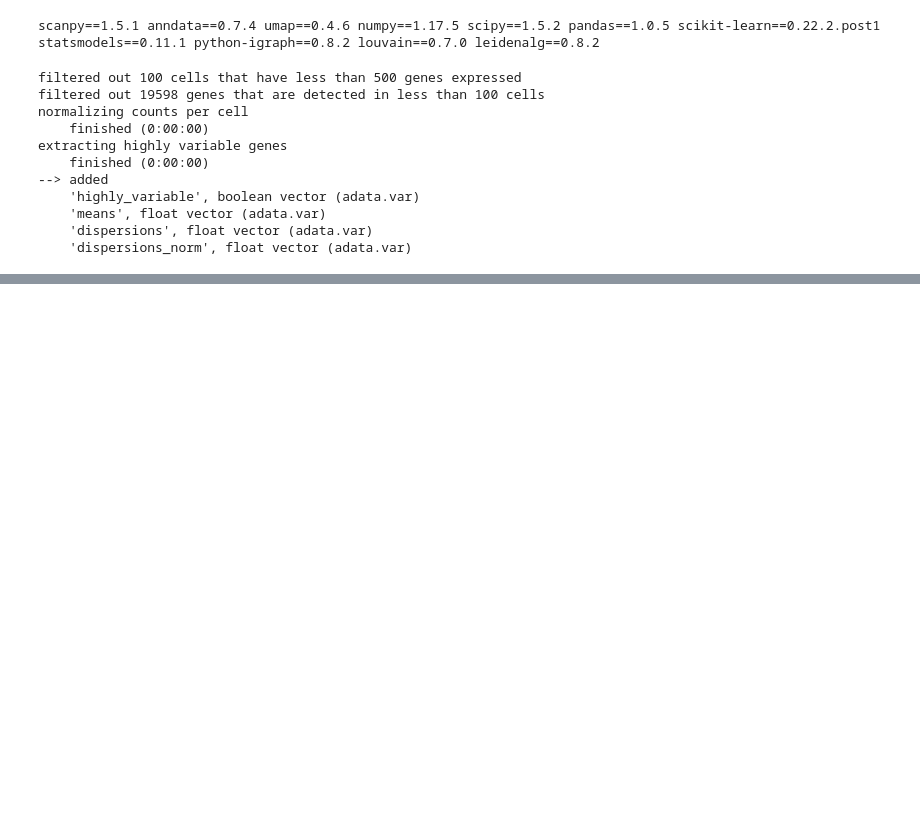
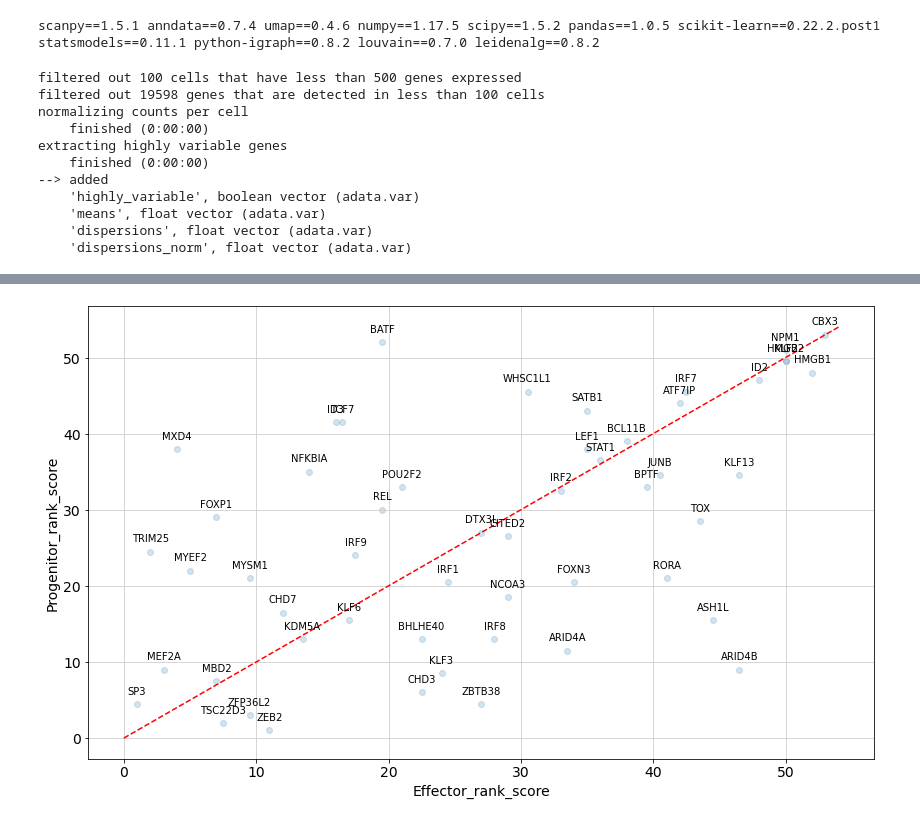
Before and after one commit to MingBit/PySCNet, a Jupyter notebook: tutorial/pyscnet_stream_toxSC.ipynb, the cells around one changed output, grey strips where cells are left out. Drawn from its saved outputs; the diff is of its cells as text; code cells hidden in the pictures; blank space fills up the shorter version.

```diff
--- a/tutorial/pyscnet_stream_toxSC.ipynb
+++ b/tutorial/pyscnet_stream_toxSC.ipynb
@@ -152,20 +123,0 @@ phase_synchrony_links added into NetAttrs
-# %%
-merge_links = tox_gne.NetAttrs[methods_list[0]+'_links']
-merge_links.index = merge_links.source + '_' + merge_links.target
-merge_links = merge_links.rename(columns={'weight': 'C3_' + methods_list[0] + '_weight'})
-
-methods_list = ['GENIE3', 'PIDC', 'GRNBOOST2', 'window_rolling', 'phase_synchrony']
-for i in range(1, len(methods_list)):
-    tmp = tox_gne.NetAttrs[methods_list[i] + '_links'].rename(columns={'weight': 'C3_' + methods_list[i] + '_weight'})
-    tmp.index = tmp.source + '_' + tmp.target
-    merge_links = pd.concat([merge_links, tmp.iloc[:,2]], axis=1, join='outer')
-# %%
-dup = list()
-for i in range(merge_links.shape[0]):
-    tmp = str(merge_links.target[i]) + '_' + str(merge_links.source[i])
-    if tmp in merge_links.index:
-        dup.append(i)
-        index = list(merge_links.index).index(tmp)
-        merge_links.loc[tmp] = merge_links.loc[[tmp, merge_links.index[i]]].mean()
-
-merge_links = merge_links.drop(merge_links.index[i] for i in dup).fillna(0)
@@ -210,0 +228,26 @@ tox_gne.save_as('/home/mwu/dash-sample-apps/apps/dash-pyscnet/data/pyscnet_tox_W
+# %%
+#create scatter plot
+import matplotlib.lines as mlines
+Effector_Score = pd.read_excel('/home/mwu/Desktop/TF_Score_Effector.xlsx')
+Progenitor_Score = pd.read_excel('/home/mwu/Desktop/TF_Score_Progenitor.xlsx')
+
+fig = plt.figure(figsize=(14,8))
+
+plt.scatter(Effector_Score.avg_rank, Progenitor_Score.avg_rank, alpha=0.2)
+plt.plot(np.arange(0, 55), np.arange(0, 55), 'r--')
+
+plt.xlabel('Effector_rank_score')
+plt.ylabel('Progenitor_rank_score')
+
+
+for i in range(len(Effector_Score.avg_rank)):
+
+    plt.annotate(Effector_Score.TF_Name[i],
+                 (Effector_Score.avg_rank[i], Progenitor_Score.avg_rank[i]),
+                 textcoords="offset points",
+                 xytext=(0,10),
+                 ha='center')
+
+plt.savefig('/home/mwu/Desktop/TF_Score_plot.pdf')
+# %% [output]
+[figure, added]
```
Also changed, not shown: parts of 35 cells of this notebook, 4 other files.
